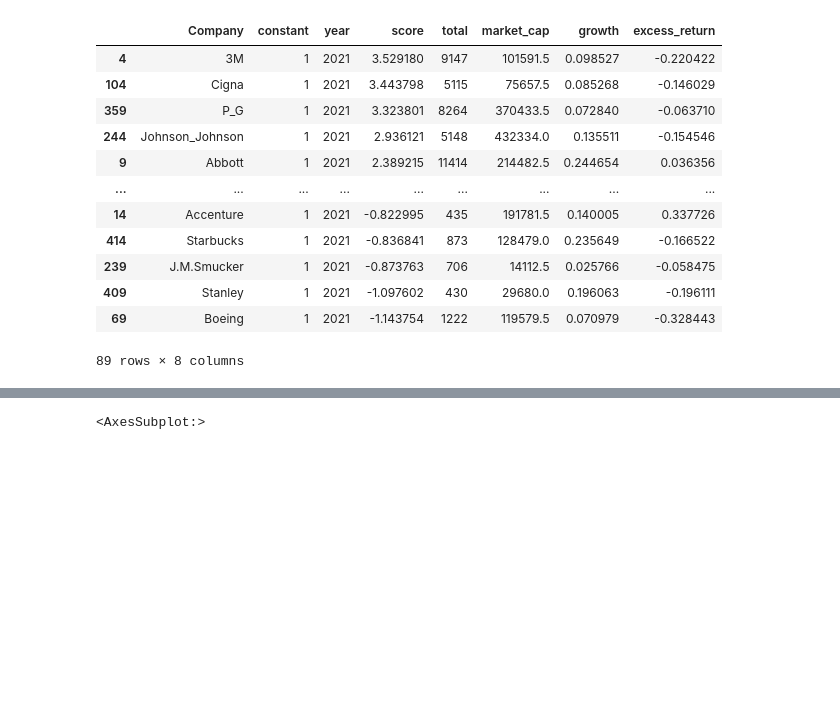
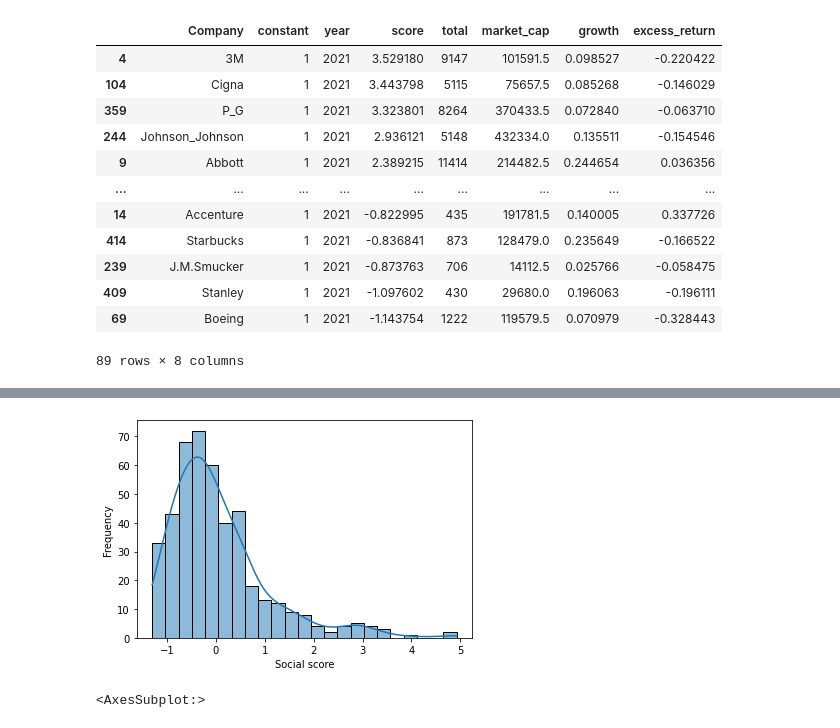
Before and after one commit to benjaminrike1/social_score, a Jupyter notebook: panel_data.ipynb, the cells around one changed output, grey strips where cells are left out. Drawn from its saved outputs; the diff is of its cells as text; code cells hidden in the pictures; blank space fills up the shorter version.

```diff
--- a/panel_data.ipynb
+++ b/panel_data.ipynb
@@ -70,3 +70,13 @@ R-squared: 0.761029
+# %%
+# histogram of social scores
+import seaborn as sns
+fig, ax = plt.subplots(1,1,figsize = (6,4))
+sns.histplot(y, ax=ax, kde=True)
+ax.set_xlabel('Social score')
+ax.set_ylabel('Frequency')
+plt.show()
+# %% [output]
+[figure, added]
 # %%
 # creating a heat map to check correlation
 
```
Also changed, not shown: parts of 1 cell of this notebook, 2 other files.
